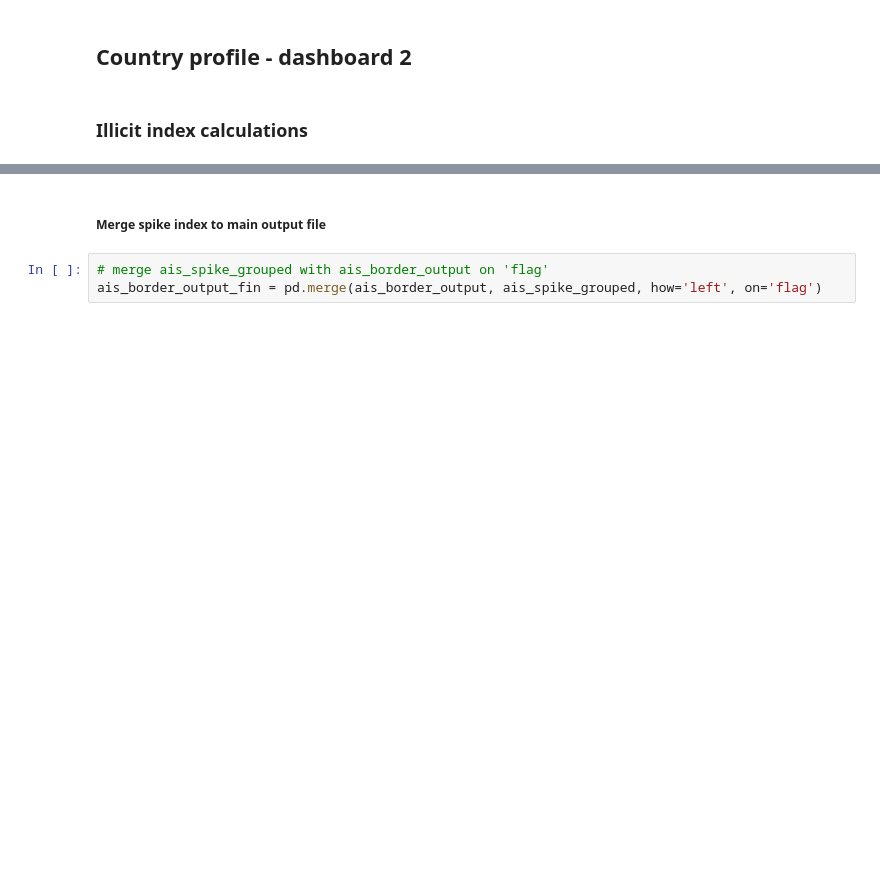
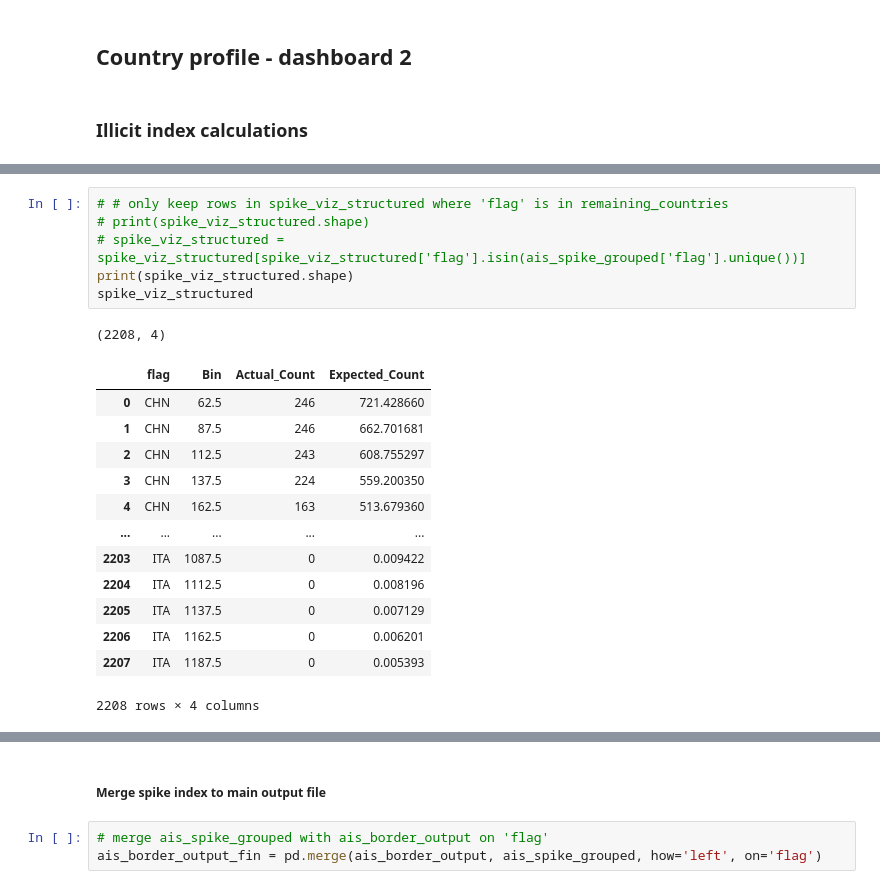
Before and after one commit to RRRan2333/ais_fishing_signal, a Jupyter notebook: primary.ipynb, the cells around one changed output, grey strips where cells are left out. Saved outputs shown, nothing was run; the diff lists cells and outputs as text; blank space fills up the shorter version.

```diff
--- a/primary.ipynb
+++ b/primary.ipynb
@@ -674,3 +672,24 @@ plt.show()
+# %%
+# # only keep rows in spike_viz_structured where 'flag' is in remaining_countries
+# print(spike_viz_structured.shape)
+# spike_viz_structured = spike_viz_structured[spike_viz_structured['flag'].isin(ais_spike_grouped['flag'].unique())]
+print(spike_viz_structured.shape)
+spike_viz_structured
+# %% [output]
+(2208, 4)
+|  | flag | Bin | Actual_Count | Expected_Count |
+| 0 | CHN | 62.5 | 246 | 721.428660 |
+| 1 | CHN | 87.5 | 246 | 662.701681 |
+| 2 | CHN | 112.5 | 243 | 608.755297 |
+| 3 | CHN | 137.5 | 224 | 559.200350 |
+| 4 | CHN | 162.5 | 163 | 513.679360 |
+| ... | ... | ... | ... | ... |
+| 2203 | ITA | 1087.5 | 0 | 0.009422 |
+| 2204 | ITA | 1112.5 | 0 | 0.008196 |
+| 2205 | ITA | 1137.5 | 0 | 0.007129 |
+| 2206 | ITA | 1162.5 | 0 | 0.006201 |
+| 2207 | ITA | 1187.5 | 0 | 0.005393 |
+2208 rows × 4 columns
 # %%
 import numpy as np
 import matplotlib.pyplot as plt
```
Also changed, not shown: parts of 19 cells of this notebook, 6 other files.
